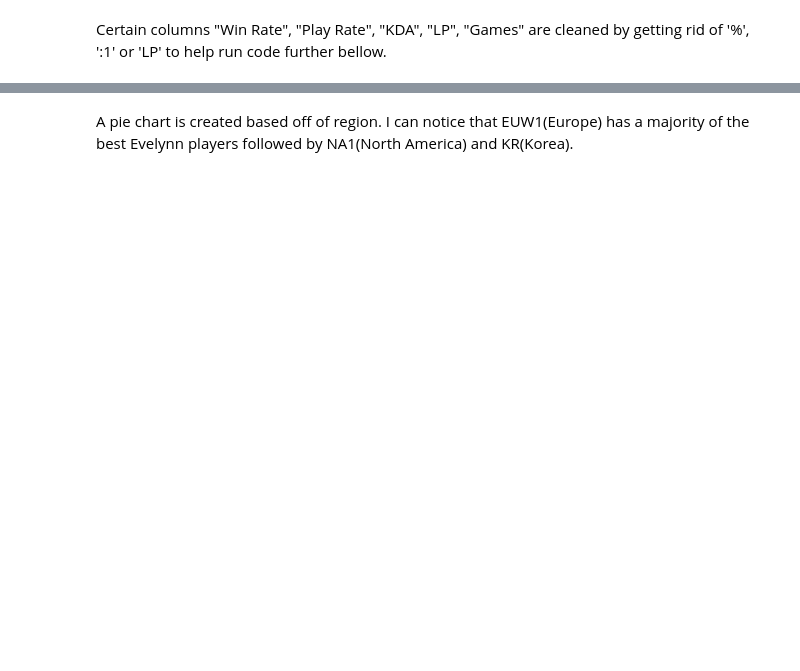
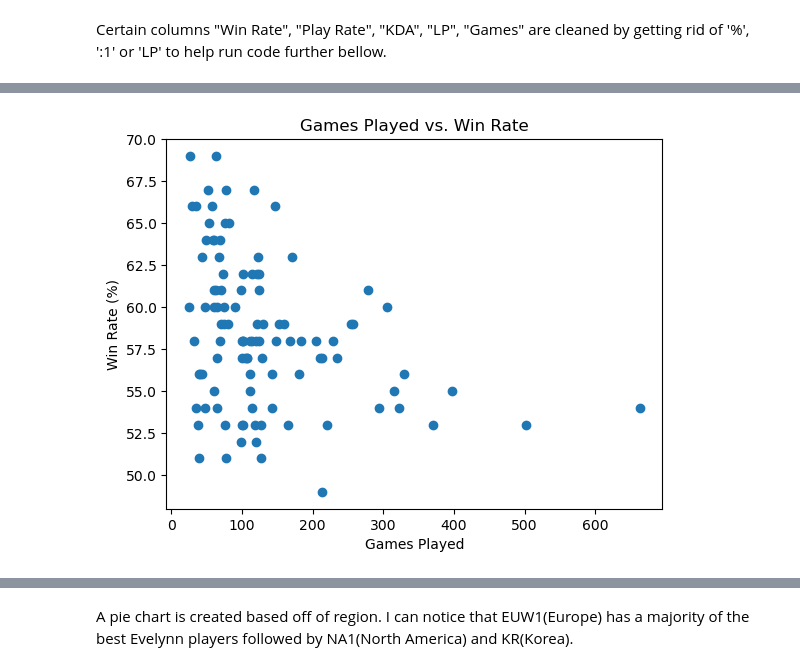
Before and after one commit to Acsande/Assignment7, a Jupyter notebook: AS222343_Assignment7.ipynb, the cells around one changed output, grey strips where cells are left out. Cells and saved outputs as stored; diff of their text form; code cells hidden in the pictures; blank space fills up the shorter version.

```diff
--- a/AS222343_Assignment7.ipynb
+++ b/AS222343_Assignment7.ipynb
@@ -95 +164,13 @@ Certain columns "Win Rate", "Play Rate", "KDA", "LP", "Games" are cleaned by get
+# %%
+df_sorted = df.sort_values(by=['KDA', 'Win Rate'], ascending=True)
+
+plt.scatter(df_sorted['Games'], df_sorted['Win Rate'])
+
+plt.title('Games Played vs. Win Rate')
+plt.xlabel('Games Played')
+plt.ylabel('Win Rate (%)')
+
+plt.show()
+# %% [output]
+[figure, added]
 # %%
```
Also changed, not shown: parts of 22 cells of this notebook, 2 other files.
